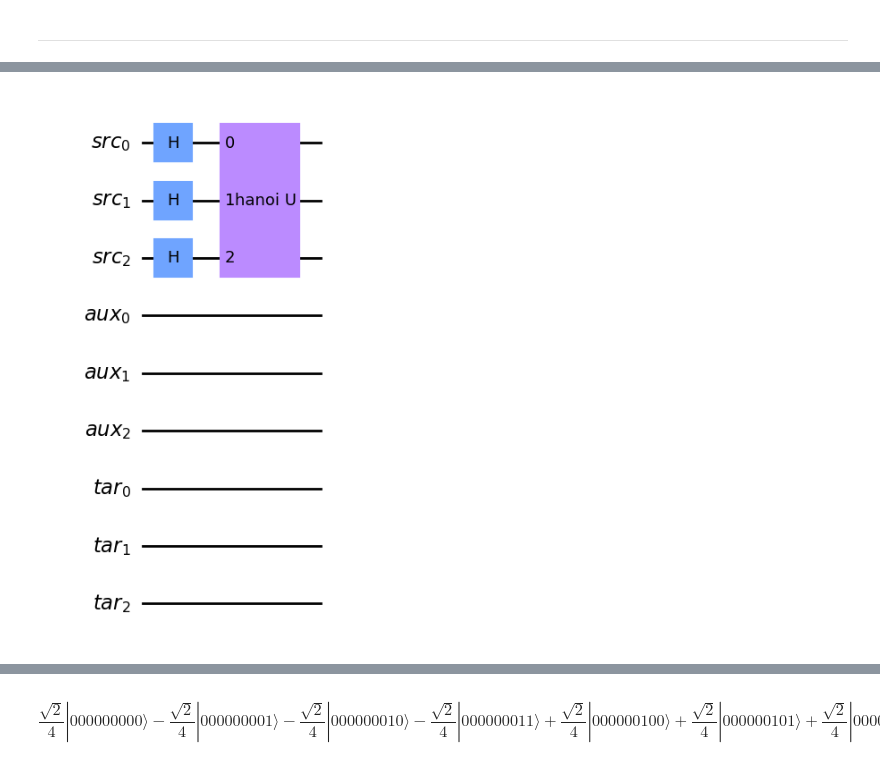
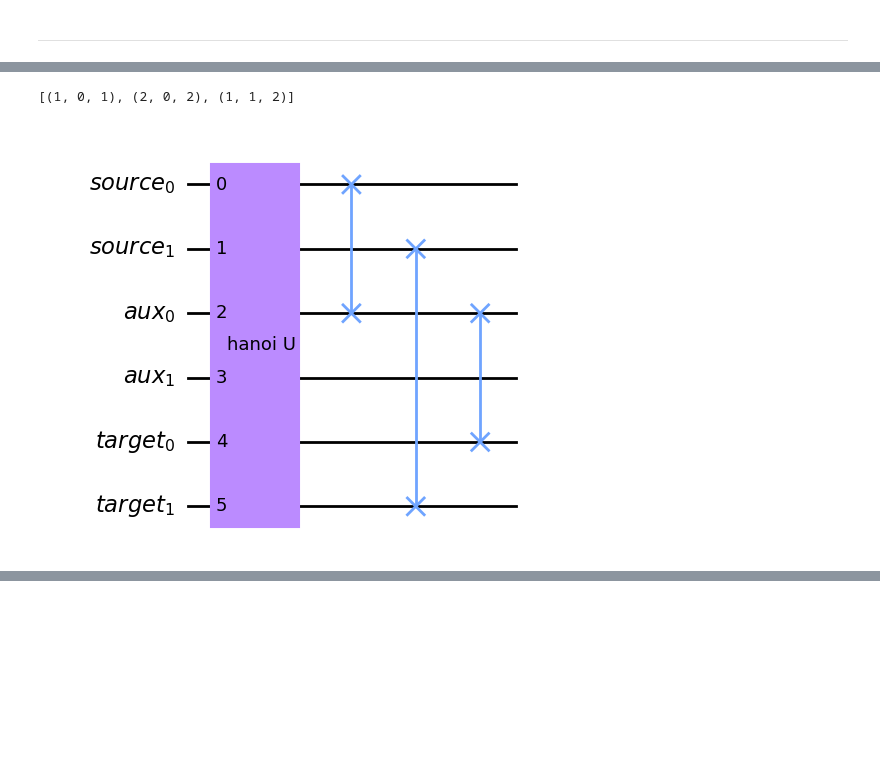
Before and after one commit to Dpbm/scientific-research-1-quantum-oracles, a Jupyter notebook: code/hanoi-tower.ipynb, the cells around one changed output, grey strips where cells are left out. Saved outputs shown, nothing was run; the diff lists cells and outputs as text; code cells hidden in the pictures; blank space fills up the shorter version.

```diff
--- a/code/hanoi-tower.ipynb
+++ b/code/hanoi-tower.ipynb
@@ -86,21 +87,26 @@ result:  [[], [], [3, 2, 1]]
 # %% [markdown]
 ---
 # %%
-def generate_hanoi_u(total_discs=3, n_qubits=3):
+def generate_hanoi_u(total_discs=3, n_qubits=3, total_towers=3):
     assert total_discs <= 2**n_qubits, "Invalid size"
+    assert total_towers > 0 and total_towers <= 3, "invalid towers amount"
 
-    tower = QuantumCircuit(n_qubits, name="hanoi U")
+
+    total_qubits = n_qubits*total_towers
+    tower = QuantumCircuit(total_qubits, name="hanoi U")
+
 
     for i in range(1, total_discs+1):
-        binary = f"{i:03b}"[::-1]
+        binary = f"{i:0{total_qubits}b}"[::-1]
         zeros = [ i for i,v in enumerate(binary) if v=='0']
-        tower.x(zeros)
-        tower.mcp(np.pi, list(range(1, n_qubits)), 0)
-        tower.x(zeros)
+        has_zeros = len(zeros) > 0
+        if(has_zeros): tower.x(zeros)
+        tower.mcp(np.pi, list(range(1, total_qubits)), 0)
+        if(has_zeros): tower.x(zeros)
         tower.barrier()
 
     return tower
 
-tower = generate_hanoi_u()
+tower = generate_hanoi_u(n_qubits=1, total_discs=1)
 tower.draw('mpl')
 # %% [output]
@@ -129,13 +154,21 @@ $$
+# %%
+hanoi(2, 0, 1, 2, [])
+# %% [output]
+[(1, 0, 1), (2, 0, 2), (1, 1, 2)]
 # %%
-source = QuantumRegister(3, name="src")
-aux = QuantumRegister(3, name="aux")
-target = QuantumRegister(3, name="tar")
+source = QuantumRegister(2, name="source")
+auxiliary = QuantumRegister(2, name="aux")
+target = QuantumRegister(2, name="target")
 
-qc = QuantumCircuit(source, aux, target)
+hanoi_2 = QuantumCircuit(source, auxiliary, target)
+hanoi_2.append(generate_hanoi_u(n_qubits=2, total_discs=2), [*source, *auxiliary, *target])
 
-qc.h(source)
-qc.append(tower, source)
 
-qc.draw('mpl')
+hanoi_2.swap(source[0], auxiliary[0])
+hanoi_2.swap(source[1], target[1])
+hanoi_2.swap(auxiliary[0], target[0])
+
+display(hanoi_2.draw('mpl'))
+get_unitary(hanoi_2)
 # %% [output]
-[figure, old version]
+[figure, new version]
@@ -142,4 +175,0 @@ qc.draw('mpl')
-# %%
-Statevector(qc).draw('latex')
-# %% [output]
-$$\frac{\sqrt{2}}{4} |000000000\rangle- \frac{\sqrt{2}}{4} |000000001\rangle- \frac{\sqrt{2}}{4} |000000010\rangle- \frac{\sqrt{2}}{4} |000000011\rangle+\frac{\sqrt{2}}{4} |000000100\rangle+\frac{\sqrt{2}}{4} |000000101\rangle+\frac{\sqrt{2}}{4} |000000110\rangle+\frac{\sqrt{2}}{4} |000000111\rangle$$
```
Also changed, not shown: parts of 5 cells of this notebook.
